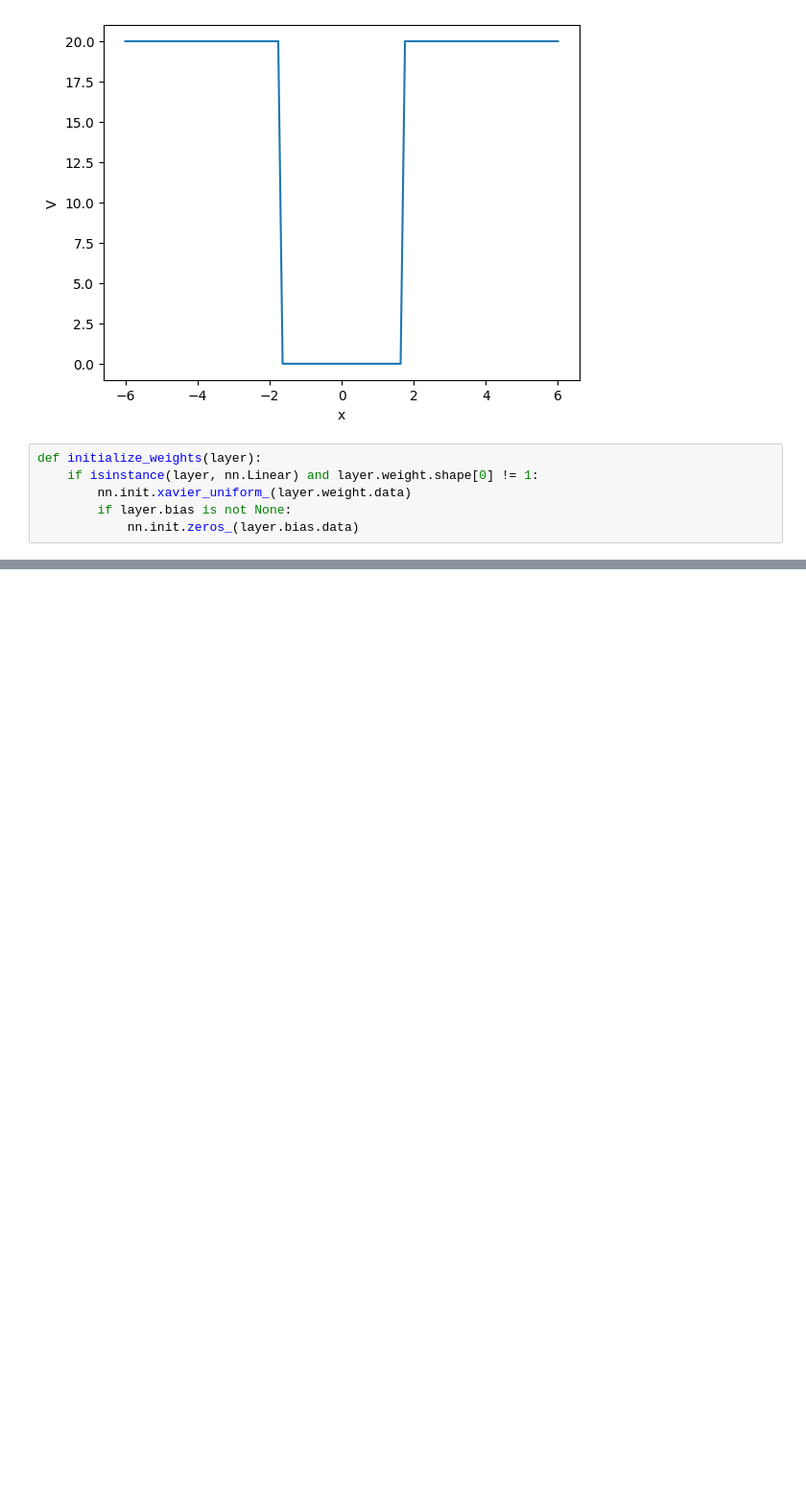
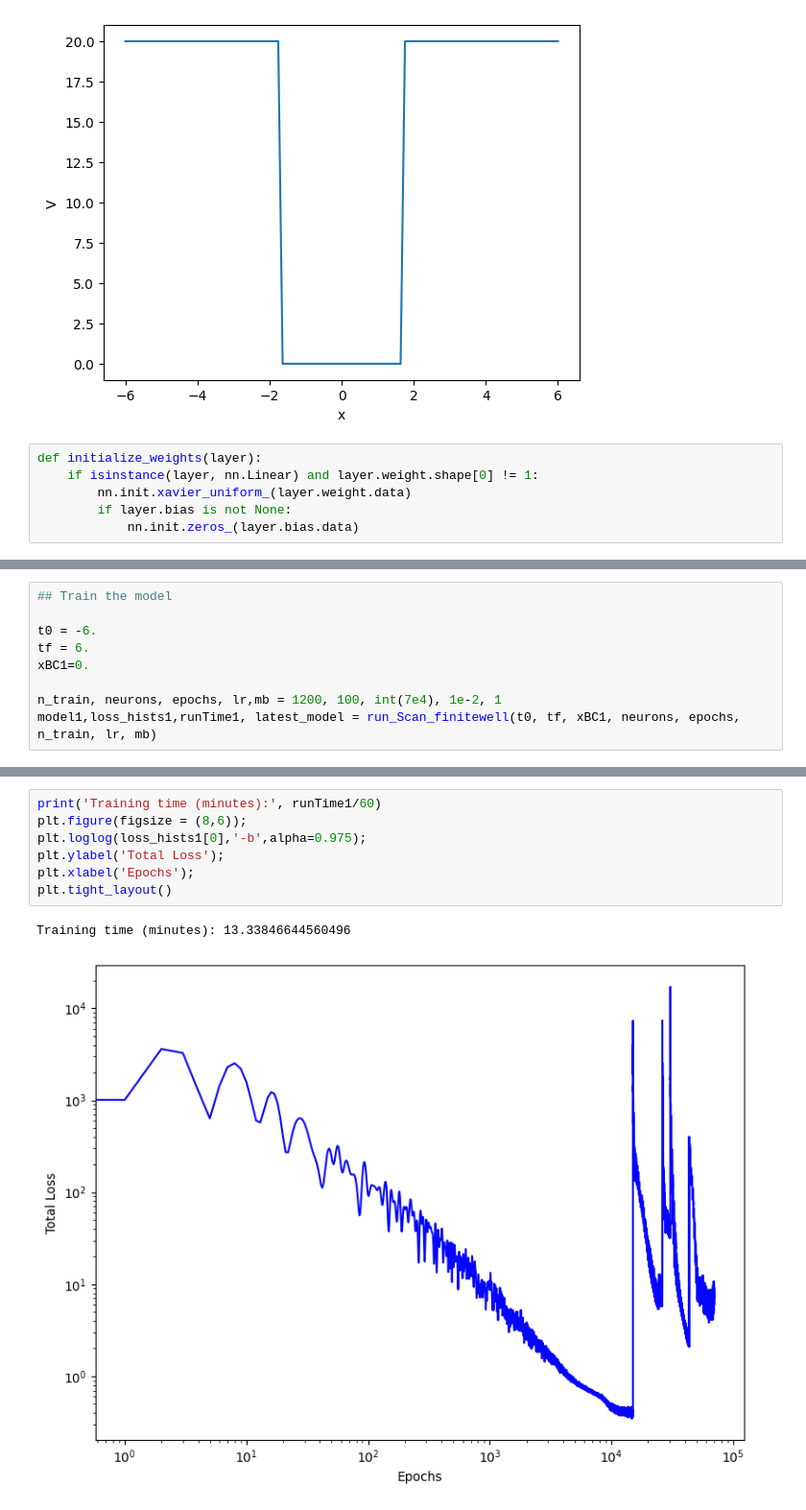
Before and after one commit to bornexmachina/eigen-pinns, a Jupyter notebook: quantum_pinns/single_finite_square_well.ipynb, the cells around one changed output, grey strips where cells are left out. Shown at 96% size. Drawn from its saved outputs; the diff is of its cells as text; blank space fills up the shorter version.

```diff
--- a/quantum_pinns/single_finite_square_well.ipynb
+++ b/quantum_pinns/single_finite_square_well.ipynb
@@ -404,0 +578,9 @@ loss_histories.keys()
+# %%
+## Train the model
+
+t0 = -6.
+tf = 6.
+xBC1=0.
+
+n_train, neurons, epochs, lr,mb = 1200, 100, int(7e4), 1e-2, 1
+model1,loss_hists1,runTime1, latest_model = run_Scan_finitewell(t0, tf, xBC1, neurons, epochs, n_train, lr, mb)
@@ -404,0 +605,10 @@ loss_histories.keys()
+# %%
+print('Training time (minutes):', runTime1/60)
+plt.figure(figsize = (8,6));
+plt.loglog(loss_hists1[0],'-b',alpha=0.975);
+plt.ylabel('Total Loss');
+plt.xlabel('Epochs');
+plt.tight_layout()
+# %% [output]
+Training time (minutes): 13.33846644560496
+[figure, added]
```
Also changed, not shown: parts of 11 cells of this notebook, 1 other file.
